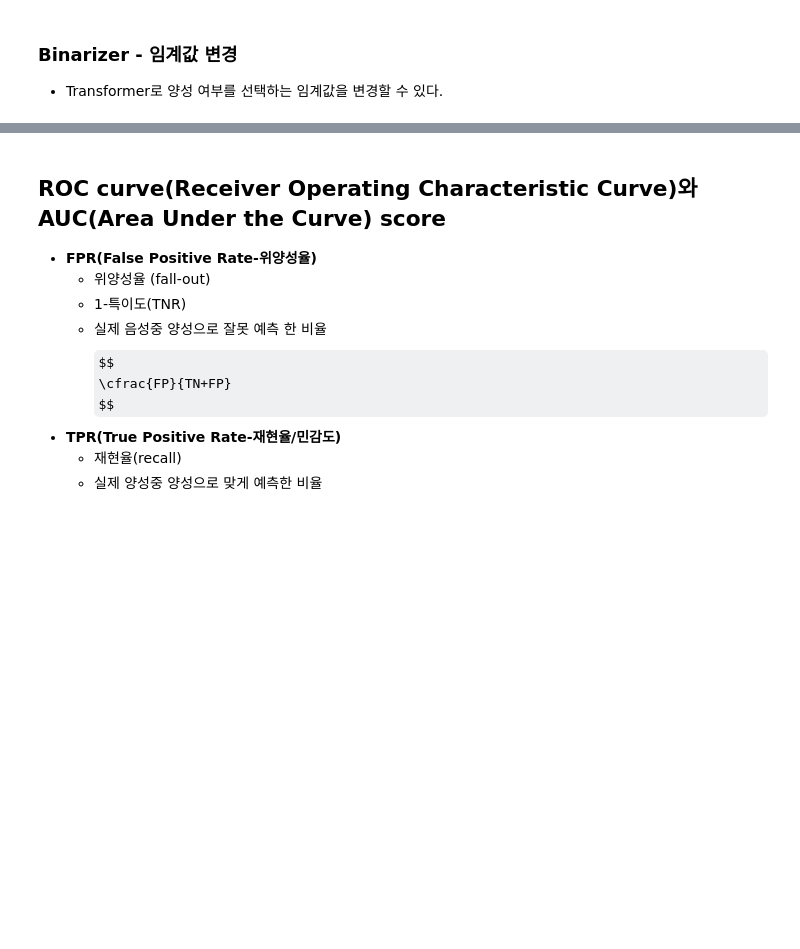
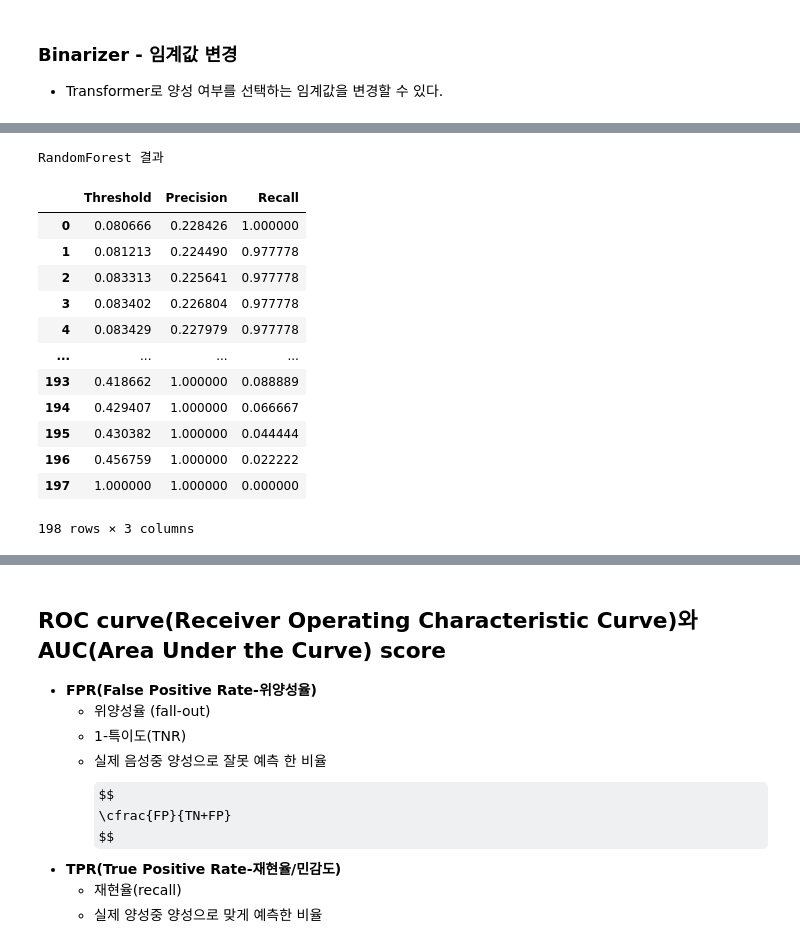
Before and after one commit to purple-cabbage0030/class_review, a Jupyter notebook: 11.MachineLearning/05_분류 평가지표.ipynb, the cells around one changed output, grey strips where cells are left out. Cells and saved outputs as stored; diff of their text form; code cells hidden in the pictures; some formulas as TeX source; blank space fills up the shorter version.

```diff
--- a/11.MachineLearning/05_분류 평가지표.ipynb
+++ b/11.MachineLearning/05_분류 평가지표.ipynb
@@ -583,0 +751,23 @@ plt.show()
+# %%
+print("RandomForest 결과")
+df_rf = pd.DataFrame({
+        "Threshold": np.append(threshold2, 1),
+        "Precision": precision2,
+        "Recall": recall2
+    })
+df_rf
+# %% [output]
+RandomForest 결과
+|  | Threshold | Precision | Recall |
+| 0 | 0.080666 | 0.228426 | 1.000000 |
+| 1 | 0.081213 | 0.224490 | 0.977778 |
+| 2 | 0.083313 | 0.225641 | 0.977778 |
+| 3 | 0.083402 | 0.226804 | 0.977778 |
+| 4 | 0.083429 | 0.227979 | 0.977778 |
+| ... | ... | ... | ... |
+| 193 | 0.418662 | 1.000000 | 0.088889 |
+| 194 | 0.429407 | 1.000000 | 0.066667 |
+| 195 | 0.430382 | 1.000000 | 0.044444 |
+| 196 | 0.456759 | 1.000000 | 0.022222 |
+| 197 | 1.000000 | 1.000000 | 0.000000 |
+198 rows × 3 columns
```
Also changed, not shown: parts of 18 cells of this notebook.
